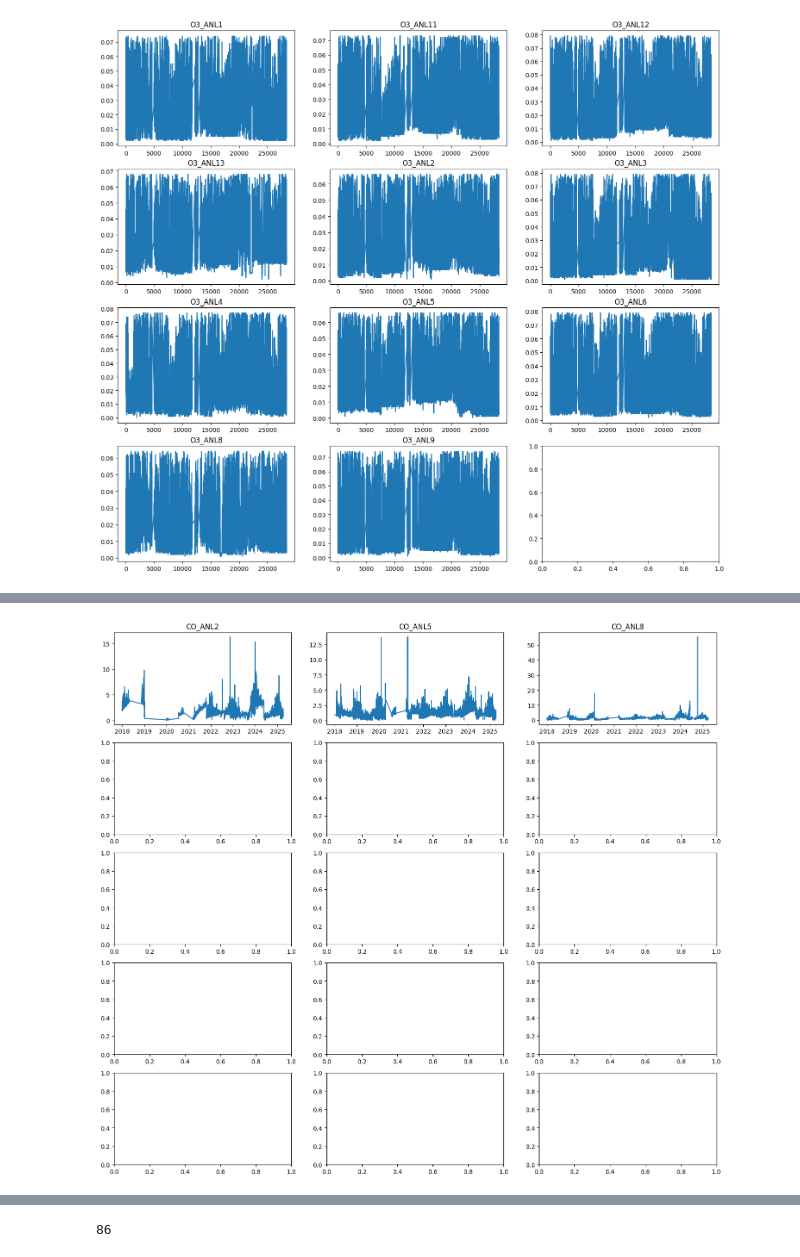
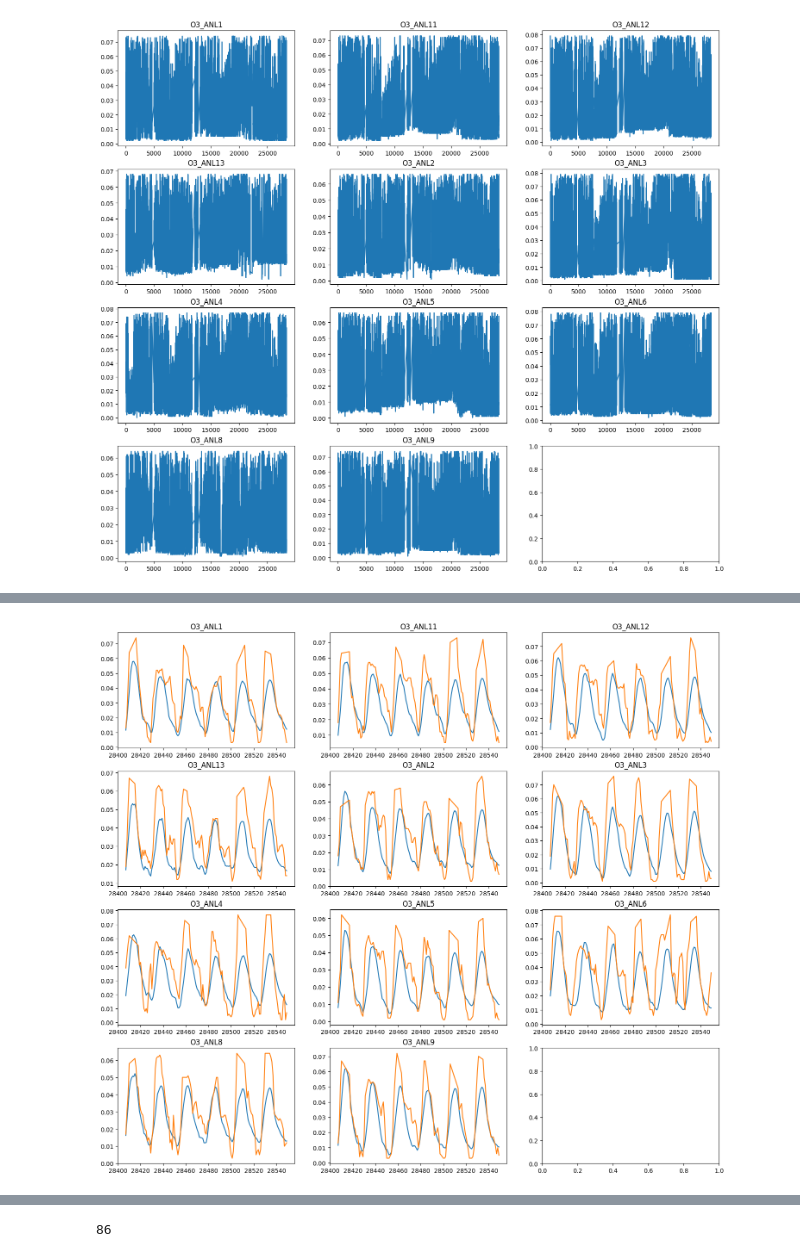
Before and after one commit to SimplySanti/daacc_preficient, a Jupyter notebook: notebooks/Forecasting.ipynb, the cells around one changed output, grey strips where cells are left out. Cells and saved outputs as stored; diff of their text form; code cells hidden in the pictures.

```diff
--- a/notebooks/Forecasting.ipynb
+++ b/notebooks/Forecasting.ipynb
@@ -284,27 +305,12 @@ df_wide = df_wide.interpolate(method="time",limit_direction="both")
 # %%
-# see if there are still any cells with nan value
+o3_model = VAR(train_o3_df)
+o3_results = o3_model.fit(128)
 # %%
-%matplotlib inline
+forecast_df_o3 = get_forecast(len(test_o3_df), train_o3_df, o3_results, test_o3_df.index)
+# %%
+graph_metrics(forecast_df_o3, test_o3_df, "O3")
+# %% [output]
+[figure, added]
 # %%
-# Visualizacion de datos
-
-import matplotlib.pyplot as plt
-
-def graph_metric(data_frame: pd.DataFrame, metric_name: str):
-    # number of sensors after drop
-    fig, axs = plt.subplots(nrows=5, ncols=3, figsize=(18, 16))
-    axs = axs.flatten()
-
-    i: int = 0
-
-    for col in data_frame.columns:
-        if col.split("_")[0] == metric_name:
-            axs[i].plot(data_frame.index, data_frame[col])
-            axs[i].set_title(col)
-            i += 1
-
-
-graph_metric(df_wide, "CO")
+dfrespm = (abs(forecast_df_o3 - test_o3_df)).mean()
-# %% [output]
-[figure, removed]
 # %%
```
Also changed, not shown: parts of 12 cells of this notebook, 16 other files.
